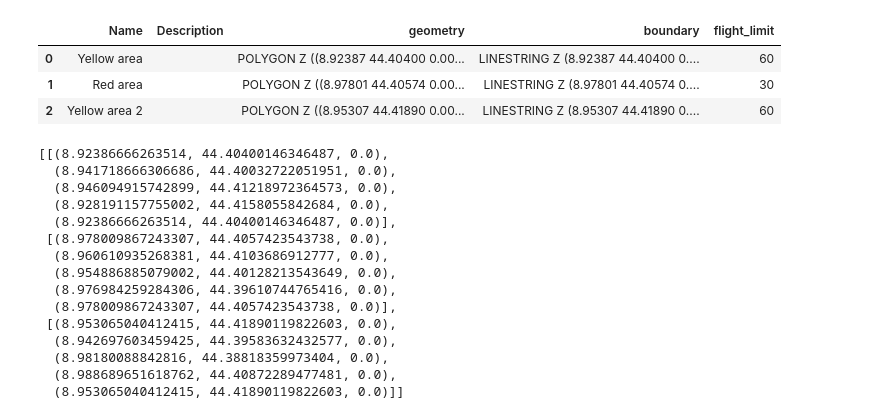
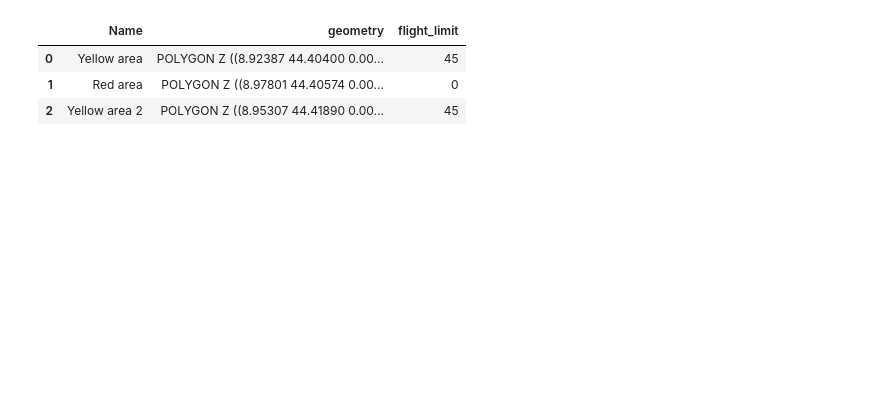
Before and after one commit to gabri00/VR-assignment3, a Jupyter notebook: flight_map/generate_points.ipynb, the cells around one changed output. Drawn from its saved outputs; the diff is of its cells as text; code cells hidden in the pictures; blank space fills up the shorter version.

```diff
--- a/flight_map/generate_points.ipynb
+++ b/flight_map/generate_points.ipynb
@@ -4,16 +5,19 @@ from shapely.geometry import Point, Polygon, LineString
 # %%
-def get_flight_limit(area_name):
-    if "yellow" in area_name.lower():
+def get_flight_limit(area):
+    if "red" in area.lower():
+        return 0
+    elif "orange" in area.lower():
+        return 25
+    elif "yellow" in area.lower():
+        return 45
+    elif "blue" in area.lower():
         return 60
-    elif "red" in area_name.lower():
-        return 30
-    elif "blue" in area_name.lower():
-        return 90
+    elif "green" in area.lower():
+        return 120
     else:
         return -1
 # %%
-gpd.io.file.fiona.drvsupport.supported_drivers['KML'] = 'rw'
-restriction_areas = gpd.read_file('flight_restriction_areas.kml', driver='KML')
-restriction_areas["boundary"] = restriction_areas.boundary
-
-restriction_areas
+try:
+    gpd.io.file.fiona.drvsupport.supported_drivers['KML'] = 'rw'
+except:
+    pass
@@ -25,39 +24,18 @@ restriction_areas
-# %%
-limits = []
-
-for area_name in restriction_areas["Name"]:
-    limits.append(get_flight_limit(area_name))
-
-restriction_areas["flight_limit"] = limits
-restriction_areas
-# %% [output]
-|  | Name | Description | geometry | boundary | flight_limit |
-| 0 | Yellow area |  | POLYGON Z ((8.92387 44.40400 0.00... | LINESTRING Z (8.92387 44.40400 0.... | 60 |
-| 1 | Red area |  | POLYGON Z ((8.97801 44.40574 0.00... | LINESTRING Z (8.97801 44.40574 0.... | 30 |
-| 2 | Yellow area 2 |  | POLYGON Z ((8.95307 44.41890 0.00... | LINESTRING Z (8.95307 44.41890 0.... | 60 |
-# %%
-# Get coordinates from boundary
-coords = []
-
-for i in range(len(restriction_areas)):
-    coords.append(list(restriction_areas.boundary[i].coords))
-
-coords
-# %% [output]
-[[(8.92386666263514, 44.40400146346487, 0.0),
-  (8.941718666306686, 44.40032722051951, 0.0),
-  (8.946094915742899, 44.41218972364573, 0.0),
-  (8.928191157755002, 44.4158055842684, 0.0),
-  (8.92386666263514, 44.40400146346487, 0.0)],
- [(8.978009867243307, 44.4057423543738, 0.0),
-  (8.960610935268381, 44.4103686912777, 0.0),
-  (8.954886885079002, 44.40128213543649, 0.0),
-  (8.976984259284306, 44.39610744765416, 0.0),
-  (8.978009867243307, 44.4057423543738, 0.0)],
- [(8.953065040412415, 44.41890119822603, 0.0),
-  (8.942697603459425, 44.39583632432577, 0.0),
-  (8.98180088842816, 44.38818359973404, 0.0),
-  (8.988689651618762, 44.40872289477481, 0.0),
-  (8.953065040412415, 44.41890119822603, 0.0)]]
+# %%
+restriction_areas = gpd.read_file('flight_restriction_areas.kml', driver='KML')
+restriction_areas = restriction_areas.drop(columns=['Description'])
+# restriction_areas["boundary"] = restriction_areas.boundary
+
+limits = []
+for area in restriction_areas["Name"]:
+    limits.append(get_flight_limit(area))
+
+restriction_areas["flight_limit"] = limits
+restriction_areas
+# %% [output]
+|  | Name | geometry | flight_limit |
+| 0 | Yellow area | POLYGON Z ((8.92387 44.40400 0.00... | 45 |
+| 1 | Red area | POLYGON Z ((8.97801 44.40574 0.00... | 0 |
+| 2 | Yellow area 2 | POLYGON Z ((8.95307 44.41890 0.00... | 45 |
 # %%
 # Generate random points within each polygon
```
Also changed, not shown: parts of 7 cells of this notebook, 2 other files.
